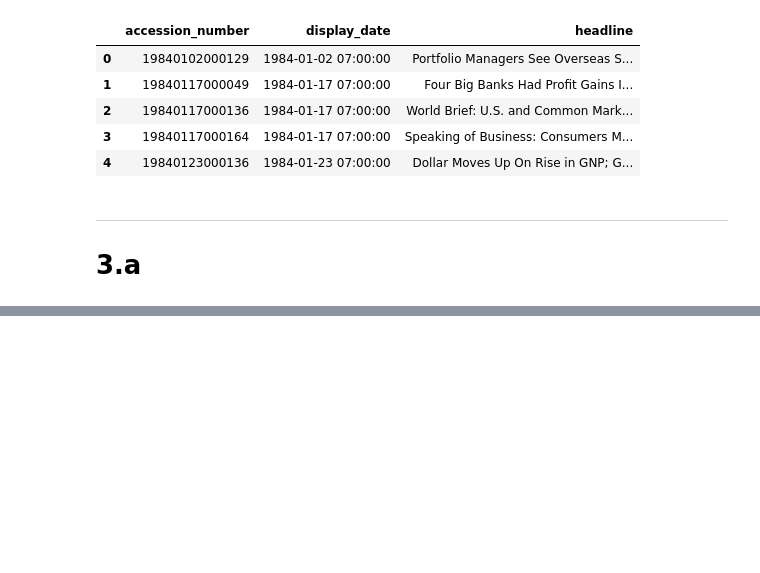
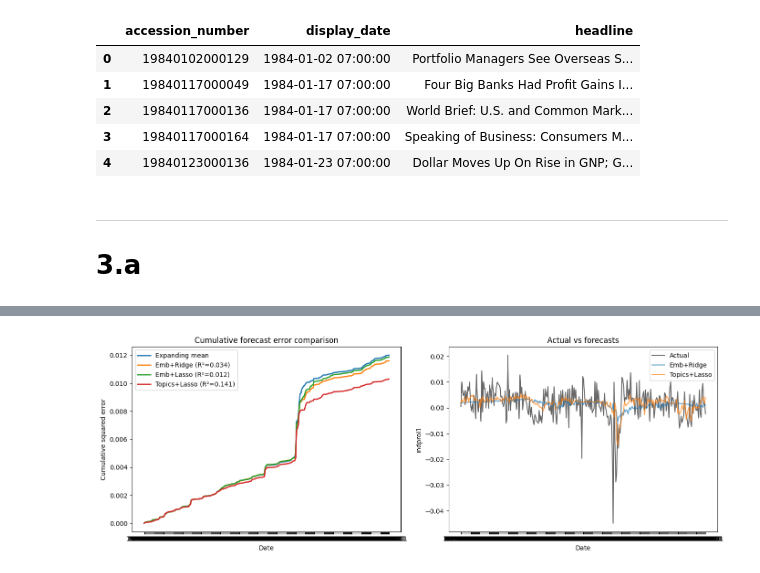
Before and after one commit to UChicago-FinMath-collection/ML-for-finance, a Jupyter notebook: PSet3/HW3p3.ipynb, the cells around one changed output, grey strips where cells are left out. Drawn from its saved outputs; the diff is of its cells as text; code cells hidden in the pictures; blank space fills up the shorter version.

```diff
--- a/PSet3/HW3p3.ipynb
+++ b/PSet3/HW3p3.ipynb
@@ -59,0 +326,96 @@ articles.head()
+# %%
+from sklearn.linear_model import RidgeCV, LassoCV
+from sklearn.model_selection import TimeSeriesSplit
+
+TARGET = "indprol1"
+
+# ── Prepare embeddings ──
+y_e = macro_emb[TARGET].dropna().values
+X_e = emb_al.loc[macro_emb[TARGET].dropna().index].values
+dates_e = macro_emb[TARGET].dropna().index
+
+# ── Also prepare topics for comparison (same date range) ──
+common_t = topics.index.intersection(macro_emb[TARGET].dropna().index)
+y_t = macro.loc[common_t, TARGET].values
+X_t = topics.loc[common_t].values
+dates_t = common_t
+
+MIN_TRAIN = 120
+tscv = TimeSeriesSplit(n_splits=5)
+
+def expanding_ridge_forecast(X_raw, y, n_train):
+    """Expanding-window RidgeCV forecast."""
+    n = len(y)
+    scaler = StandardScaler().fit(X_raw)
+    X_sc = scaler.transform(X_raw)
+    preds = np.full(n, np.nan)
+    for t in range(n_train, n):
+        model = RidgeCV(alphas=np.logspace(-2, 5, 50), cv=tscv)
+        model.fit(X_sc[:t], y[:t])
+        preds[t] = model.predict(X_sc[[t]])[0]
+    return preds[n_train:]
+
+def expanding_lasso_forecast(X_raw, y, n_train):
+    """Expanding-window LassoCV forecast."""
+    n = len(y)
+    scaler = StandardScaler().fit(X_raw)
+    X_sc = scaler.transform(X_raw)
+    preds = np.full(n, np.nan)
+    for t in range(n_train, n):
+        model = LassoCV(cv=tscv, alphas=50, max_iter=20_000)
+        model.fit(X_sc[:t], y[:t])
+        preds[t] = model.predict(X_sc[[t]])[0]
+    return preds[n_train:]
+
+def oos_r2(actuals, preds, y_full, n_train):
+    exp_mean = np.array([y_full[:t].mean() for t in range(n_train, len(y_full))])
+    return 1 - np.sum((actuals - preds)**2) / np.sum((actuals - exp_mean)**2)
+
+# ── Run forecasts ──
+print("Running embeddings + Ridge forecast...")
+preds_emb_ridge = expanding_ridge_forecast(X_e, y_e, MIN_TRAIN)
+r2_emb_ridge = oos_r2(y_e[MIN_TRAIN:], preds_emb_ridge, y_e, MIN_TRAIN)
+
+print("Running embeddings + Lasso forecast...")
+preds_emb_lasso = expanding_lasso_forecast(X_e, y_e, MIN_TRAIN)
+r2_emb_lasso = oos_r2(y_e[MIN_TRAIN:], preds_emb_lasso, y_e, MIN_TRAIN)
+
+print("Running topics + Lasso forecast...")
+preds_top = expanding_lasso_forecast(X_t, y_t, MIN_TRAIN)
+r2_top = oos_r2(y_t[MIN_TRAIN:], preds_top, y_t, MIN_TRAIN)
+
+print(f"\nOOS R² — Embeddings (Ridge):  {r2_emb_ridge:.4f}")
+print(f"OOS R² — Embeddings (Lasso):  {r2_emb_lasso:.4f}")
+print(f"OOS R² — Topics (Lasso):      {r2_top:.4f}")
+
+# ── Plot ──
+actuals_e = y_e[MIN_TRAIN:]
+exp_mean_e = np.array([y_e[:t].mean() for t in range(MIN_TRAIN, len(y_e))])
+
+fig, axes = plt.subplots(1, 2, figsize=(14, 5))
+
+cum_bench = np.cumsum((actuals_e - exp_mean_e)**2)
+cum_emb_r = np.cumsum((actuals_e - preds_emb_ridge)**2)
+cum_emb_l = np.cumsum((actuals_e - preds_emb_lasso)**2)
+cum_top = np.cumsum((y_t[MIN_TRAIN:] - preds_top)**2)
+
+axes[0].plot(dates_e[MIN_TRAIN:], cum_bench, label="Expanding mean", linewidth=2)
+axes[0].plot(dates_e[MIN_TRAIN:], cum_emb_r, label=f"Emb+Ridge (R²={r2_emb_ridge:.3f})", linewidth=2)
+axes[0].plot(dates_e[MIN_TRAIN:], cum_emb_l, label=f"Emb+Lasso (R²={r2_emb_lasso:.3f})", linewidth=2)
+axes[0].plot(dates_t[MIN_TRAIN:], cum_top, label=f"Topics+Lasso (R²={r2_top:.3f})", linewidth=2)
+axes[0].set_xlabel("Date")
+axes[0].set_ylabel("Cumulative squared error")
+axes[0].set_title("Cumulative forecast error comparison")
+axes[0].legend()
+
+axes[1].plot(dates_e[MIN_TRAIN:], actuals_e, label="Actual", alpha=0.6, color="black")
+axes[1].plot(dates_e[MIN_TRAIN:], preds_emb_ridge, label="Emb+Ridge", alpha=0.7)
+axes[1].plot(dates_t[MIN_TRAIN:], preds_top, label="Topics+Lasso", alpha=0.7)
+axes[1].set_xlabel("Date")
+axes[1].set_ylabel("indprol1")
+axes[1].set_title("Actual vs forecasts")
+axes[1].legend()
+
+plt.tight_layout()
+plt.show()
+# %% [output]
@@ -59,0 +429 @@ articles.head()
+[figure, added]
```
Also changed, not shown: parts of 11 cells of this notebook.
